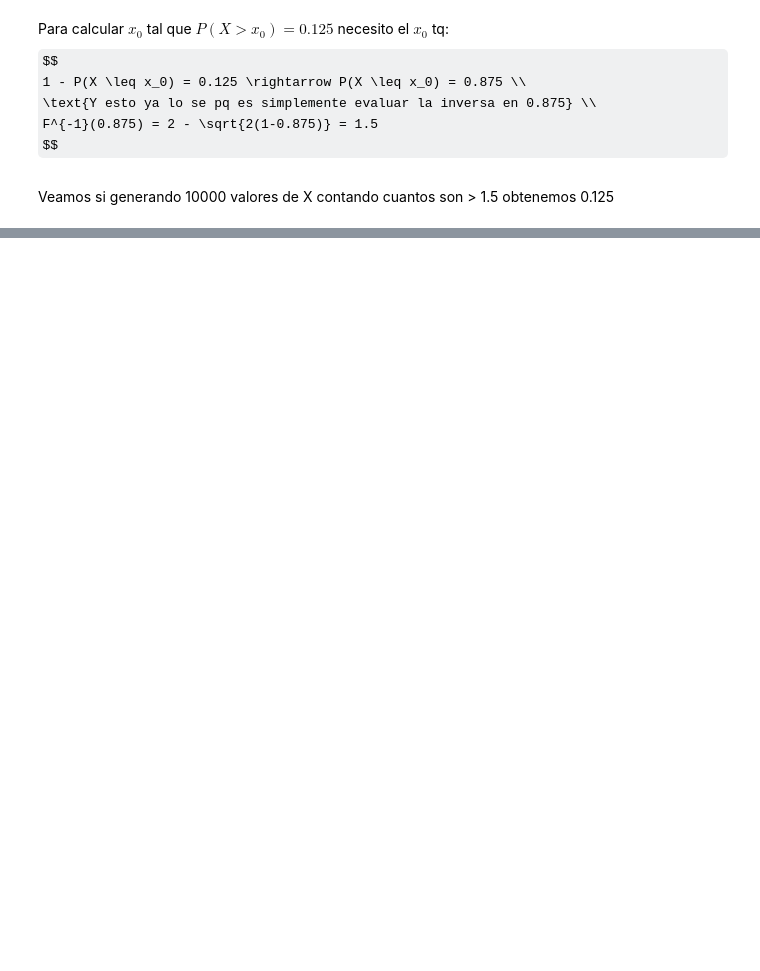
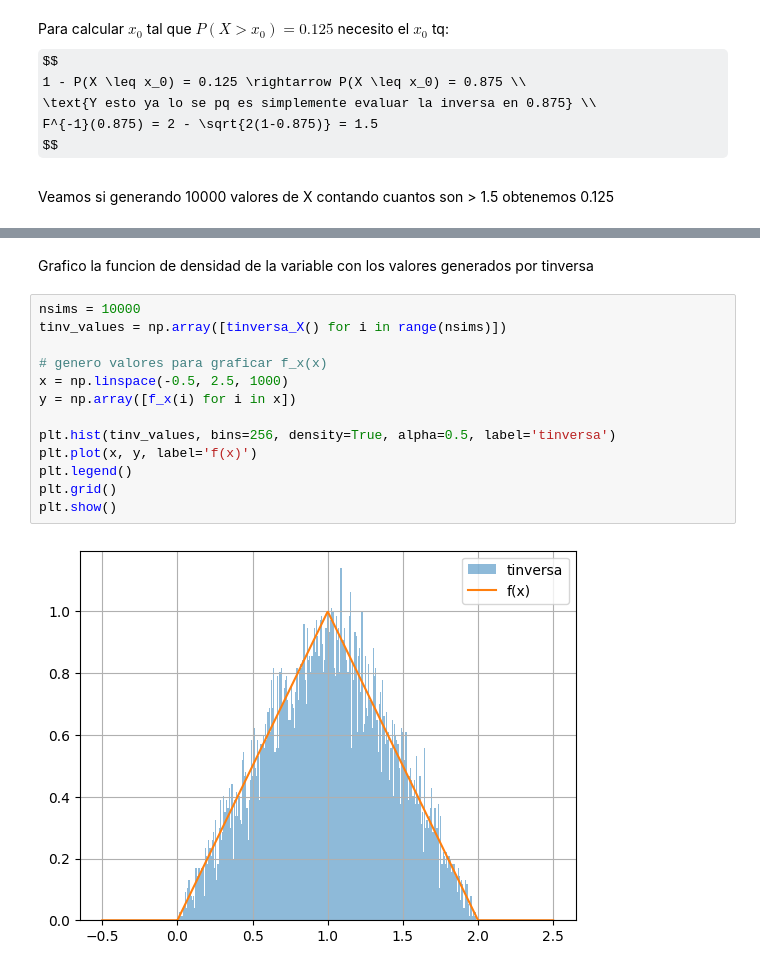
Before and after one commit to AdolfoBanchio/Famaf, a Jupyter notebook: 4to/Modelos y simulacion/Unidad 5-Generar VA continuas/practico5/ejercicio8.ipynb, the cells around one changed output, grey strips where cells are left out. Cells and saved outputs as stored; diff of their text form; some formulas as TeX source; blank space fills up the shorter version.

```diff
--- a/4to/Modelos y simulacion/Unidad 5-Generar VA continuas/practico5/ejercicio8.ipynb
+++ b/4to/Modelos y simulacion/Unidad 5-Generar VA continuas/practico5/ejercicio8.ipynb
@@ -200,0 +201,17 @@ P(X > 1.5) con metodo de dos uniformes: 0.1276
+# %% [markdown]
+Grafico la funcion de densidad de la variable con los valores generados por tinversa
+# %%
+nsims = 10000
+tinv_values = np.array([tinversa_X() for i in range(nsims)])
+
+# genero valores para graficar f_x(x)
+x = np.linspace(-0.5, 2.5, 1000)
+y = np.array([f_x(i) for i in x])
+
+plt.hist(tinv_values, bins=256, density=True, alpha=0.5, label='tinversa')
+plt.plot(x, y, label='f(x)')
+plt.legend()
+plt.grid()
+plt.show()
+# %% [output]
+[figure, added]
```
Also changed, not shown: parts of 2 cells of this notebook, 9 other files.
